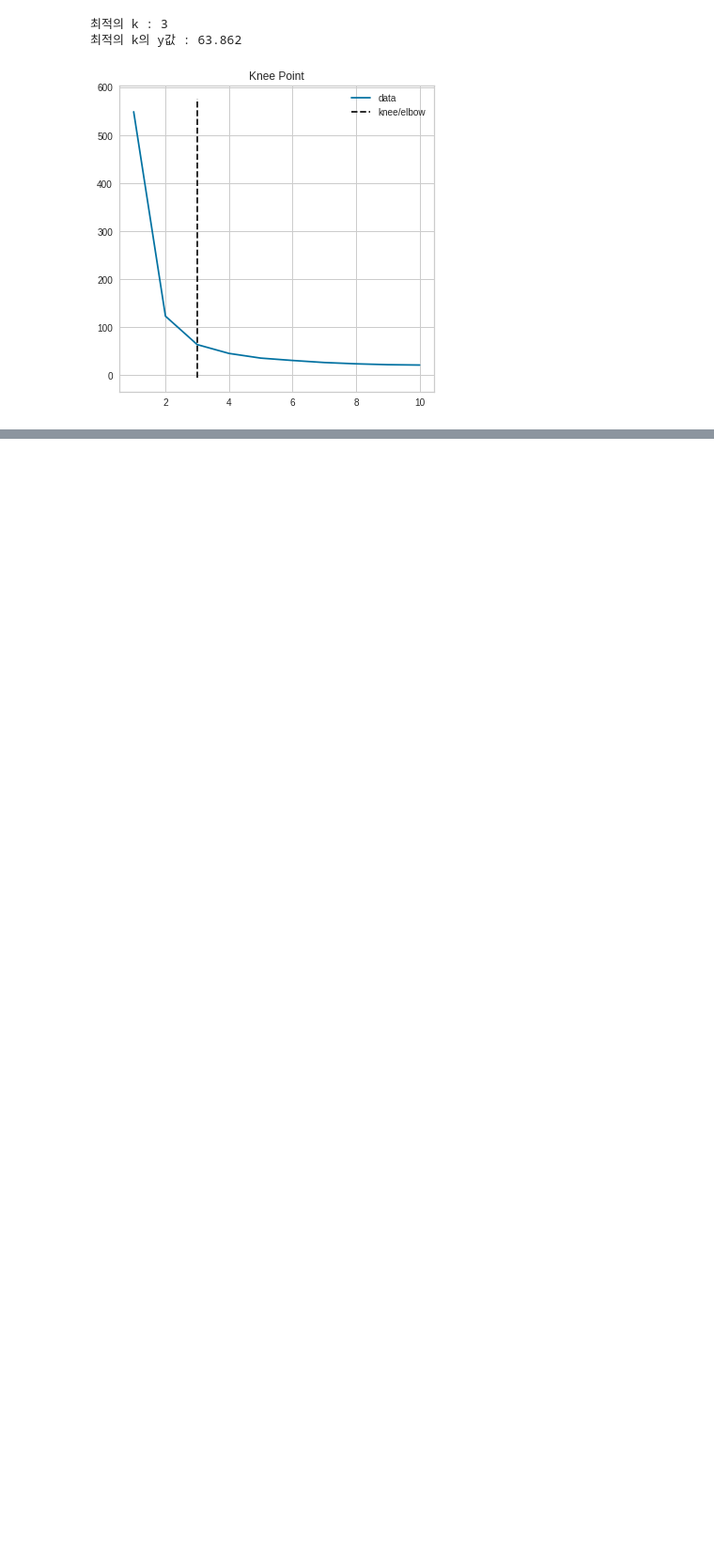
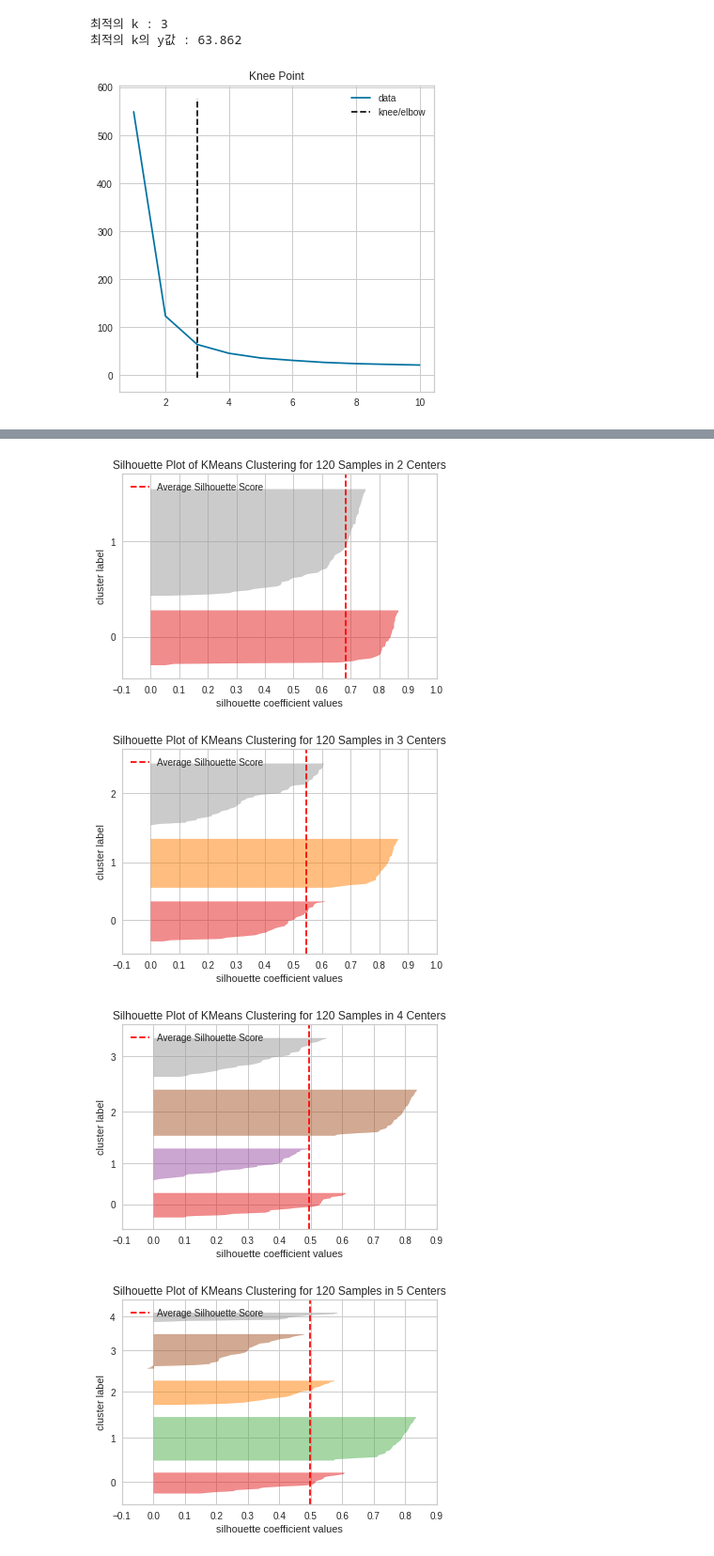
Before and after one commit to spacemaninSeoul/fast_campus_ML300, a Jupyter notebook: ML300_P4_C1_연습.ipynb, the cells around one changed output, grey strips where cells are left out. Shown at 94% size. Saved outputs shown, nothing was run; the diff lists cells and outputs as text; code cells hidden in the pictures; blank space fills up the shorter version.

```diff
--- a/ML300_P4_C1_연습.ipynb
+++ b/ML300_P4_C1_연습.ipynb
@@ -300,0 +314,16 @@ kneedle.plot_knee()
+# %%
+# silhouette_score 모듈을 사용해봅니다.
+# [주의!] silhouette_score는 array 형태를 읽을 수 있습니다.
+# [주의!] 군집간의 거리 계산을 필요로 하기때문에, 최소 2개이상의 label/cluster가 있어야 합니다.
+from sklearn.metrics import silhouette_score
+
+silhouette_scores = []
+k_range = range(2, 11)
+
+for i in k_range:
+  km = KMeans(n_clusters = i)
+  km.fit(train_x)
+  label = km.predict(train_x)
+  sc_value = silhouette_score(np.array(train_x), label, metric='euclidean', sample_size=None, random_state=None)
+  silhouette_scores.append(sc_value)
+  print(f'Silhouette score(n={i}): {sc_value}')
@@ -300,0 +352,16 @@ kneedle.plot_knee()
+# %%
+# SilhouetteVisualizer 사용해서 훈련(training)과 그래프를 한번에 해결해보세요.
+from yellowbrick.cluster import SilhouetteVisualizer
+
+# k의 범위 지정해야. 최소 2개 이상의 label/cluster가 있어야 한다.
+k_range = range(2,6)
+for i in k_range:
+  km = KMeans(n_clusters= i, init='k-means++')
+  visualizer = SilhouetteVisualizer(km)
+  visualizer.fit(train_x)
+  visualizer.poof()
+# %% [output]
+[figure, added]
+[figure, added]
+[figure, added]
+[figure, added]
```
Also changed, not shown: parts of 31 cells of this notebook.
